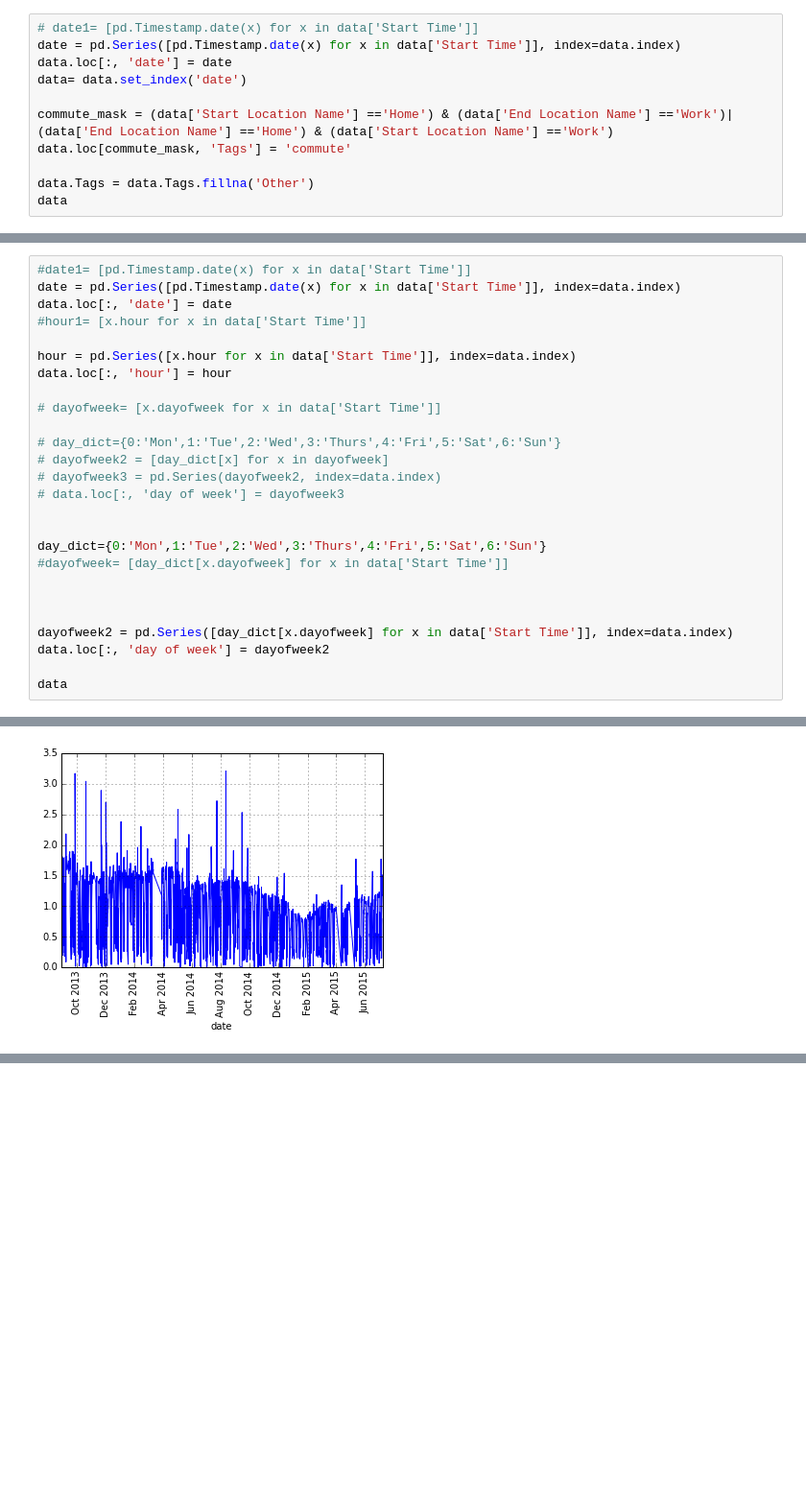
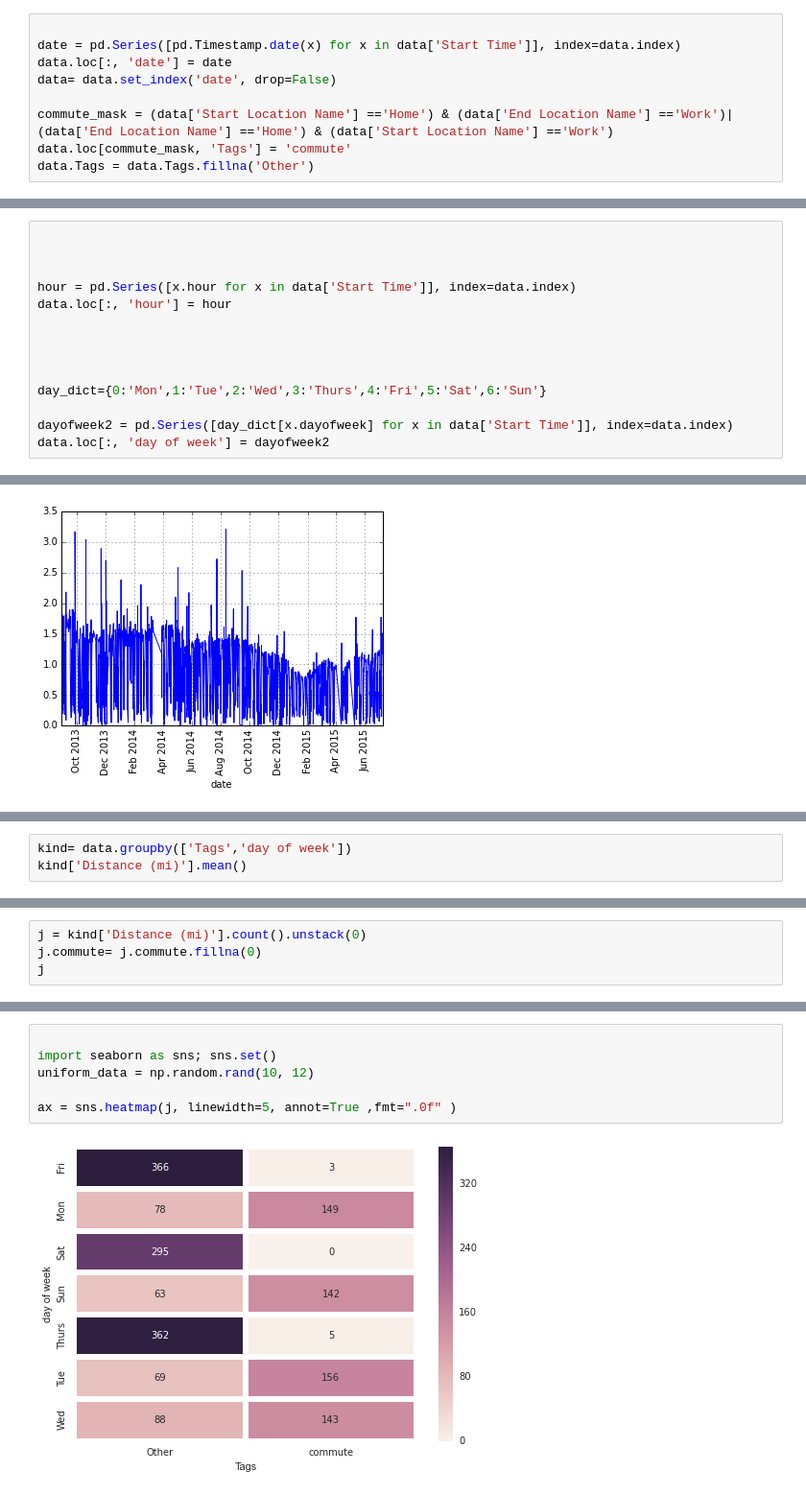
Before and after one commit to scko823/automatic-data-analysis, a Jupyter notebook: Automatic data.ipynb, the cells around one changed output, grey strips where cells are left out. Shown at 96% size. Drawn from its saved outputs; the diff is of its cells as text; blank space fills up the shorter version.

Commit message:
generate groupby function, create heat map

```diff
--- a/Automatic data.ipynb
+++ b/Automatic data.ipynb
@@ -44,13 +36,11 @@ data.loc[data['End Location Name'].str.contains('Mountain Road')==True,'End Loca
 data.loc[(data['End Location Name'].str.contains('Mesquite')==True) |(data['End Location Name'].str.contains('Ironwood')==True)
          ,'End Location Name'] ='Home'
 # %%
-# date1= [pd.Timestamp.date(x) for x in data['Start Time']]
+
 date = pd.Series([pd.Timestamp.date(x) for x in data['Start Time']], index=data.index)
 data.loc[:, 'date'] = date
-data= data.set_index('date')
+data= data.set_index('date', drop=False)
 
 commute_mask = (data['Start Location Name'] =='Home') & (data['End Location Name'] =='Work')|(data['End Location Name'] =='Home') & (data['Start Location Name'] =='Work')
 data.loc[commute_mask, 'Tags'] = 'commute'
-
 data.Tags = data.Tags.fillna('Other')
-data
@@ -77,26 +47,14 @@ data
 # %%
-#date1= [pd.Timestamp.date(x) for x in data['Start Time']]
-date = pd.Series([pd.Timestamp.date(x) for x in data['Start Time']], index=data.index)
-data.loc[:, 'date'] = date
-#hour1= [x.hour for x in data['Start Time']]
+
+
 
 hour = pd.Series([x.hour for x in data['Start Time']], index=data.index)
 data.loc[:, 'hour'] = hour
 
-# dayofweek= [x.dayofweek for x in data['Start Time']]
 
-# day_dict={0:'Mon',1:'Tue',2:'Wed',3:'Thurs',4:'Fri',5:'Sat',6:'Sun'}
-# dayofweek2 = [day_dict[x] for x in dayofweek]
-# dayofweek3 = pd.Series(dayofweek2, index=data.index)
-# data.loc[:, 'day of week'] = dayofweek3
 
 
 day_dict={0:'Mon',1:'Tue',2:'Wed',3:'Thurs',4:'Fri',5:'Sat',6:'Sun'}
-#dayofweek= [day_dict[x.dayofweek] for x in data['Start Time']]
-
-
 
 dayofweek2 = pd.Series([day_dict[x.dayofweek] for x in data['Start Time']], index=data.index)
 data.loc[:, 'day of week'] = dayofweek2
-
-data
@@ -138,0 +82,3 @@ plt.show()
+# %%
+kind= data.groupby(['Tags','day of week'])
+kind['Distance (mi)'].mean()
@@ -138,0 +101,4 @@ plt.show()
+# %%
+j = kind['Distance (mi)'].count().unstack(0)
+j.commute= j.commute.fillna(0)
+j
@@ -138,0 +115,8 @@ plt.show()
+# %%
+
+import seaborn as sns; sns.set()
+uniform_data = np.random.rand(10, 12)
+
+ax = sns.heatmap(j, linewidth=5, annot=True ,fmt=".0f" )
+# %% [output]
+[figure, added]
```
Also changed, not shown: parts of 7 cells of this notebook.
